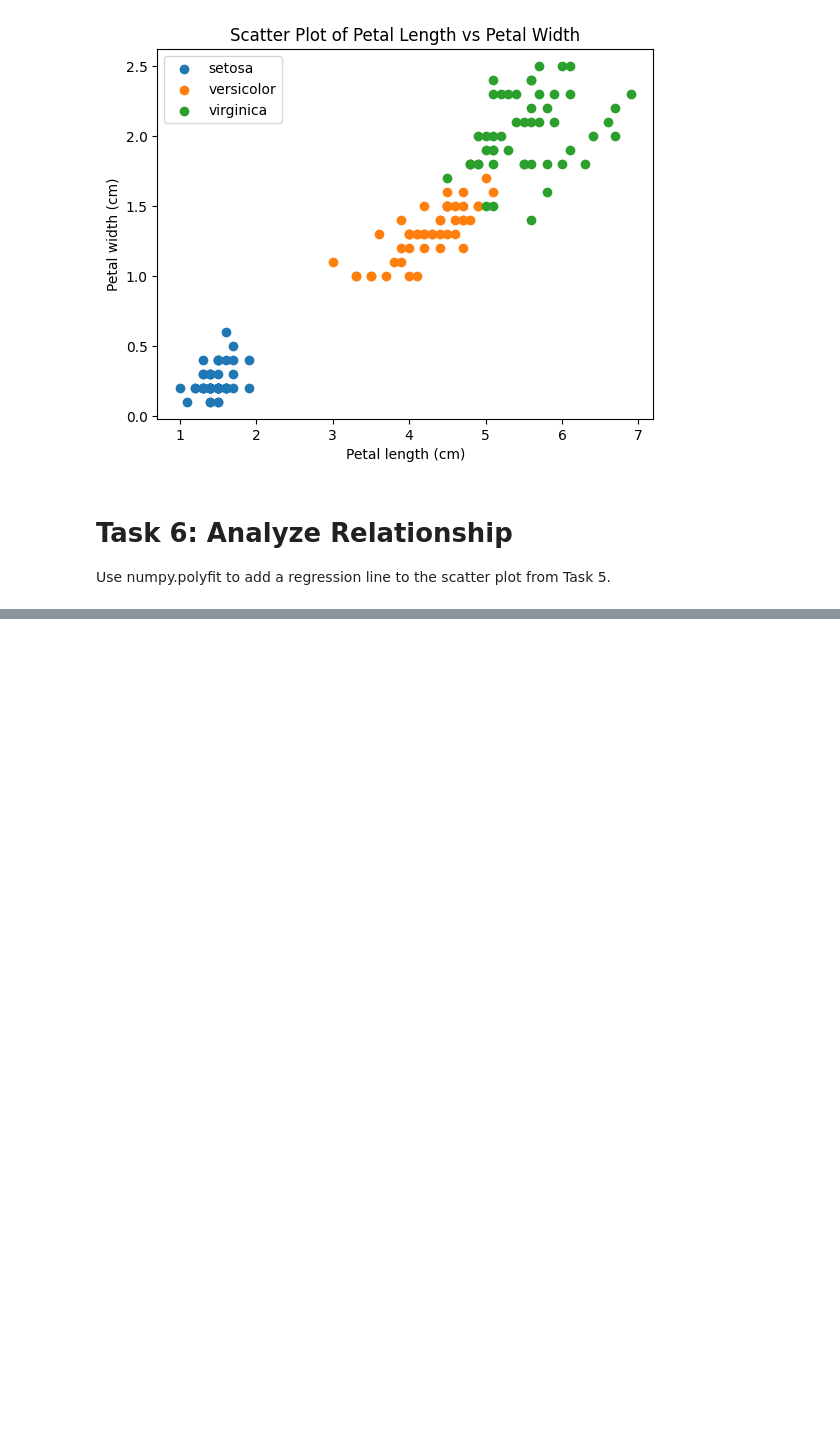
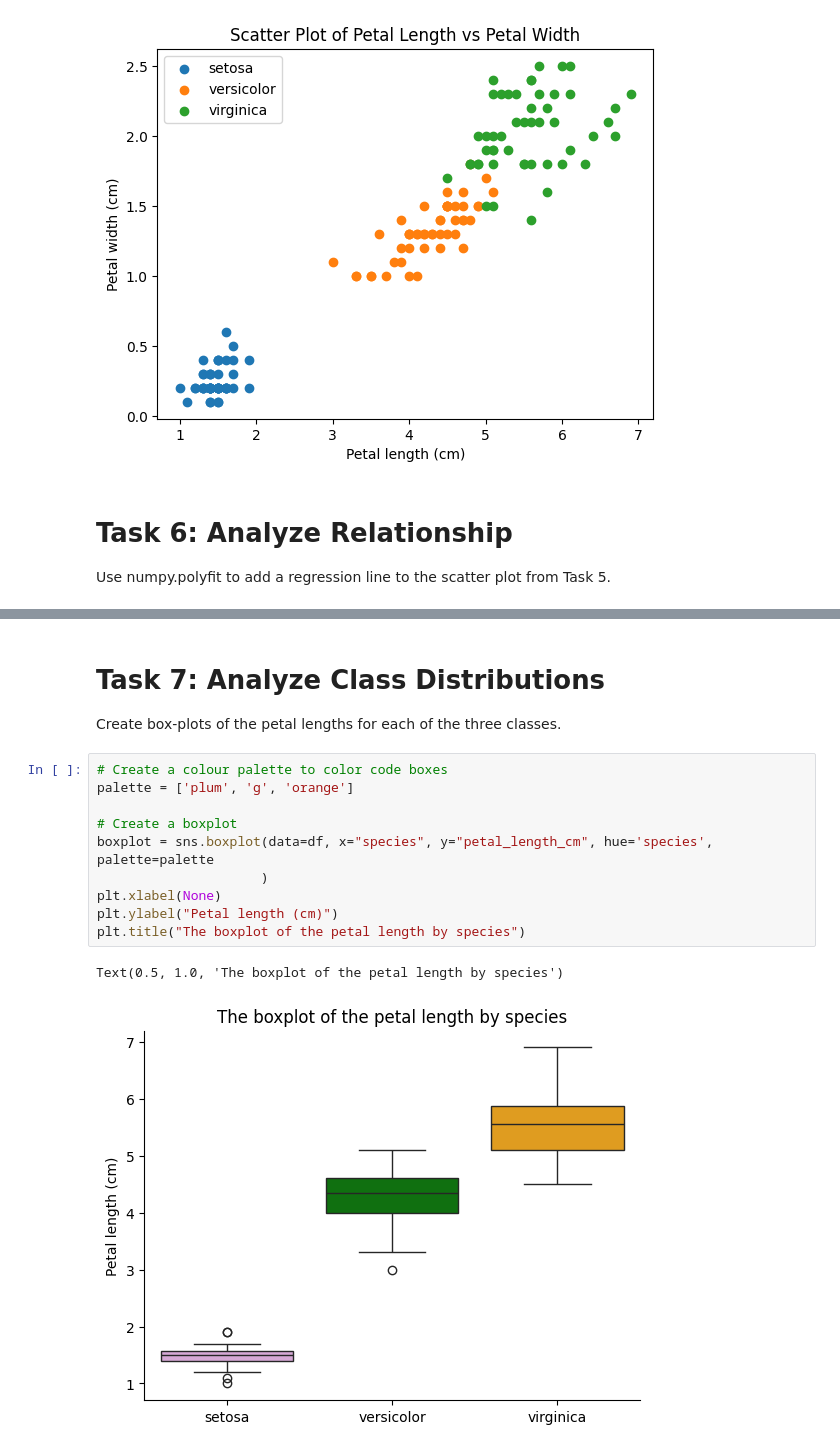
Before and after one commit to aldaszarnauskas/principles_of_data_analytics, a Jupyter notebook: Tasks.ipynb, the cells around one changed output, grey strips where cells are left out. Drawn from its saved outputs; the diff is of its cells as text; blank space fills up the shorter version.

Commit message:
Task 7 completed and task 8 in progress

```diff
--- a/Tasks.ipynb
+++ b/Tasks.ipynb
@@ -369,0 +385,16 @@ plt.show()
+# %% [markdown]
+# Task 7: Analyze Class Distributions
+Create box-plots of the petal lengths for each of the three classes.
+# %%
+# Create a colour palette to color code boxes
+palette = ['plum', 'g', 'orange']
+
+# Create a boxplot
+boxplot = sns.boxplot(data=df, x="species", y="petal_length_cm", hue='species', palette=palette
+                     )
+plt.xlabel(None)
+plt.ylabel("Petal length (cm)")
+plt.title("The boxplot of the petal length by species")
+# %% [output]
+Text(0.5, 1.0, 'The boxplot of the petal length by species')
+[figure, added]
```
Also changed, not shown: parts of 8 cells of this notebook.
